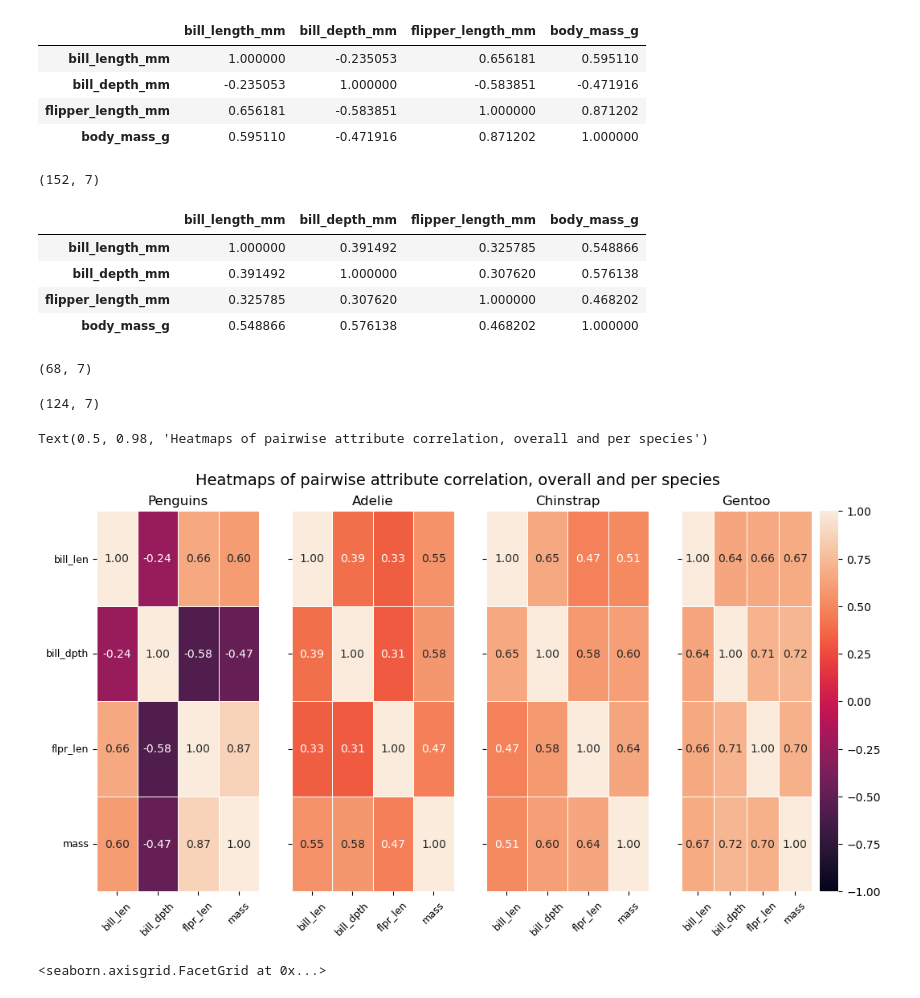
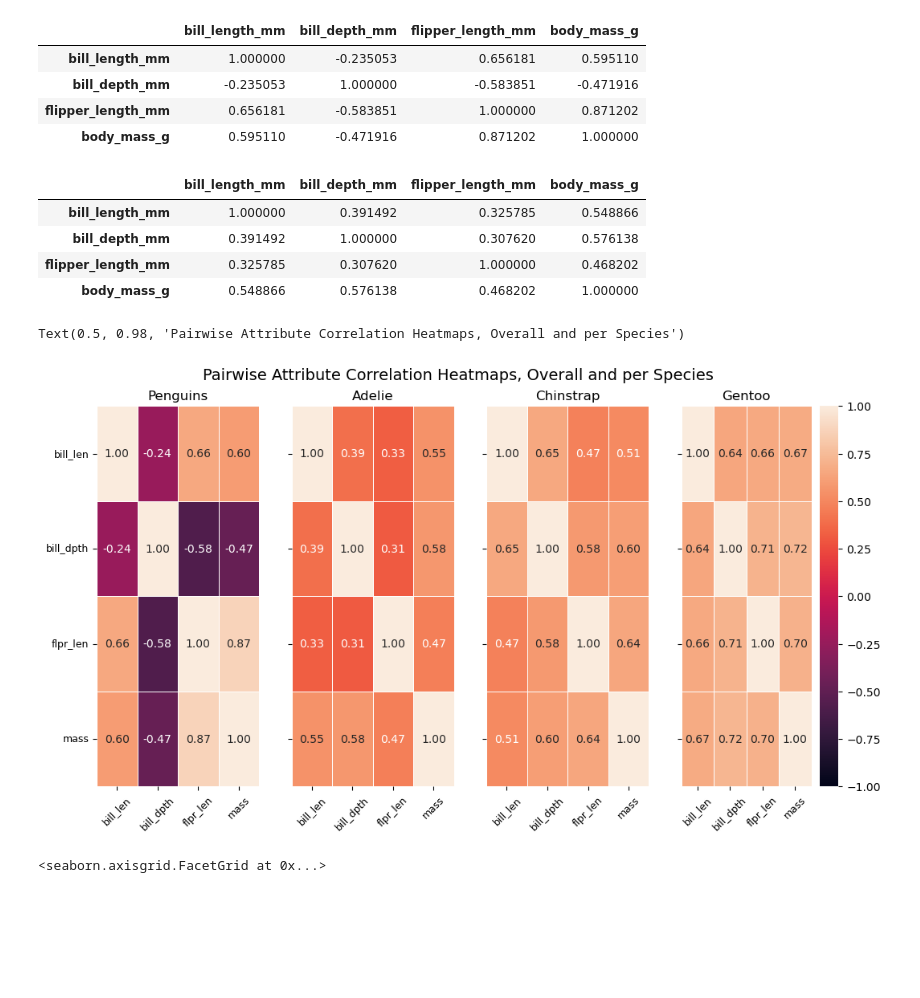
Before and after one commit to dvdgeroconnell/PODA-coursework, a Jupyter notebook: penguins.ipynb, the cells around one changed output. Saved outputs shown, nothing was run; the diff lists cells and outputs as text; code cells hidden in the pictures; blank space fills up the shorter version.

```diff
--- a/penguins.ipynb
+++ b/penguins.ipynb
@@ -340,14 +343,6 @@ corr
 | bill_depth_mm | -0.235053 | 1.000000 | -0.583851 | -0.471916 |
 | flipper_length_mm | 0.656181 | -0.583851 | 1.000000 | 0.871202 |
 | body_mass_g | 0.595110 | -0.471916 | 0.871202 | 1.000000 |
-# %%
-# Slice the dataset into species - Adelie
-adelie = penguins[penguins['species']=="Adelie"]
-
-# Should be 152 rows x 7 columns
-adelie.shape
-# %% [output]
-(152, 7)
 # %%
 adelie.corr(method='pearson', numeric_only=True)
 # %% [output]
@@ -356,22 +351,6 @@ adelie.corr(method='pearson', numeric_only=True)
 | bill_depth_mm | 0.391492 | 1.000000 | 0.307620 | 0.576138 |
 | flipper_length_mm | 0.325785 | 0.307620 | 1.000000 | 0.468202 |
 | body_mass_g | 0.548866 | 0.576138 | 0.468202 | 1.000000 |
-# %%
-# Slice the dataset into species - Chinstrap
-chinstrap = penguins[penguins['species']=="Chinstrap"]
-
-# Should be 68 rows x 7 columns
-chinstrap.shape
-# %% [output]
-(68, 7)
-# %%
-# Slice the dataset into species - Gentoo
-gentoo = penguins[penguins['species']=="Gentoo"]
-
-# Should be 124 rows x 7 columns
-gentoo.shape
-# %% [output]
-(124, 7)
 # %%
 # Draw a correlation heatmap - annotate each cell with the correlation value
 #corr1 = adelie.corr(method='pearson', numeric_only=True)
@@ -384,34 +363,34 @@ corr3 = penguins.loc[penguins['species']=="Gentoo"].corr(method='pearson', numer
 # %%
 # Create the plot framework for the invididual heatmaps. The y-axis will be shared.
 fig, axes = plt.subplots(nrows=1, ncols=4, figsize=(12,6), sharey='row')
 
 # Draw 4 sub-plots for penguins overall, and for each species - set the titles accordingly.
 # Set the same min and max so the colour bar will be common, and disable it on 3 plots.
 # Reference [c2].
 
 sns.heatmap(corr, annot=True, fmt=".2f", linewidth=.5, ax=axes[0], vmin=-1, vmax=1, cbar=False)
 axes[0].set_title("Penguins")
 
 sns.heatmap(corr1, annot=True, fmt=".2f", linewidth=.5, ax=axes[1], vmin=-1, vmax=1, cbar=False)
 axes[1].set_title("Adelie")
 
 sns.heatmap(corr2, annot=True, fmt=".2f", linewidth=.5, ax=axes[2], vmin=-1, vmax=1, cbar=False)
 axes[2].set_title("Chinstrap")
 
 sns.heatmap(corr3, annot=True, fmt=".2f", linewidth=.5, ax=axes[3], vmin=-1, vmax=1, cbar=True)
 axes[3].set_title("Gentoo")
 
 for i in range(4):
     axes[i].set_xticks([0.5,1.5,2.5,3.5], labels=['bill_len', 'bill_dpth', 'flpr_len', 'mass'])
     axes[i].xaxis.set_tick_params(rotation=45, labelsize=9)
     axes[i].set_yticks([0.5,1.5,2.5,3.5], labels=['bill_len', 'bill_dpth', 'flpr_len', 'mass'])
     axes[i].yaxis.set_tick_params(rotation=0, labelsize=9)
 
 fig.subplots_adjust(top = 0.9)
-fig.suptitle("Heatmaps of pairwise attribute correlation, overall and per species", fontsize=14)
+fig.suptitle("Pairwise Attribute Correlation Heatmaps, Overall and per Species", fontsize=14)
 # %% [output]
-Text(0.5, 0.98, 'Heatmaps of pairwise attribute correlation, overall and per species')
+Text(0.5, 0.98, 'Pairwise Attribute Correlation Heatmaps, Overall and per Species')
-[figure, old version]
+[figure, new version]
 # %%
 g = sns.FacetGrid(penguins, col="species")
 #g.map(sns.histplot, "bill_depth_mm")
```
Also changed, not shown: parts of 47 cells of this notebook.
